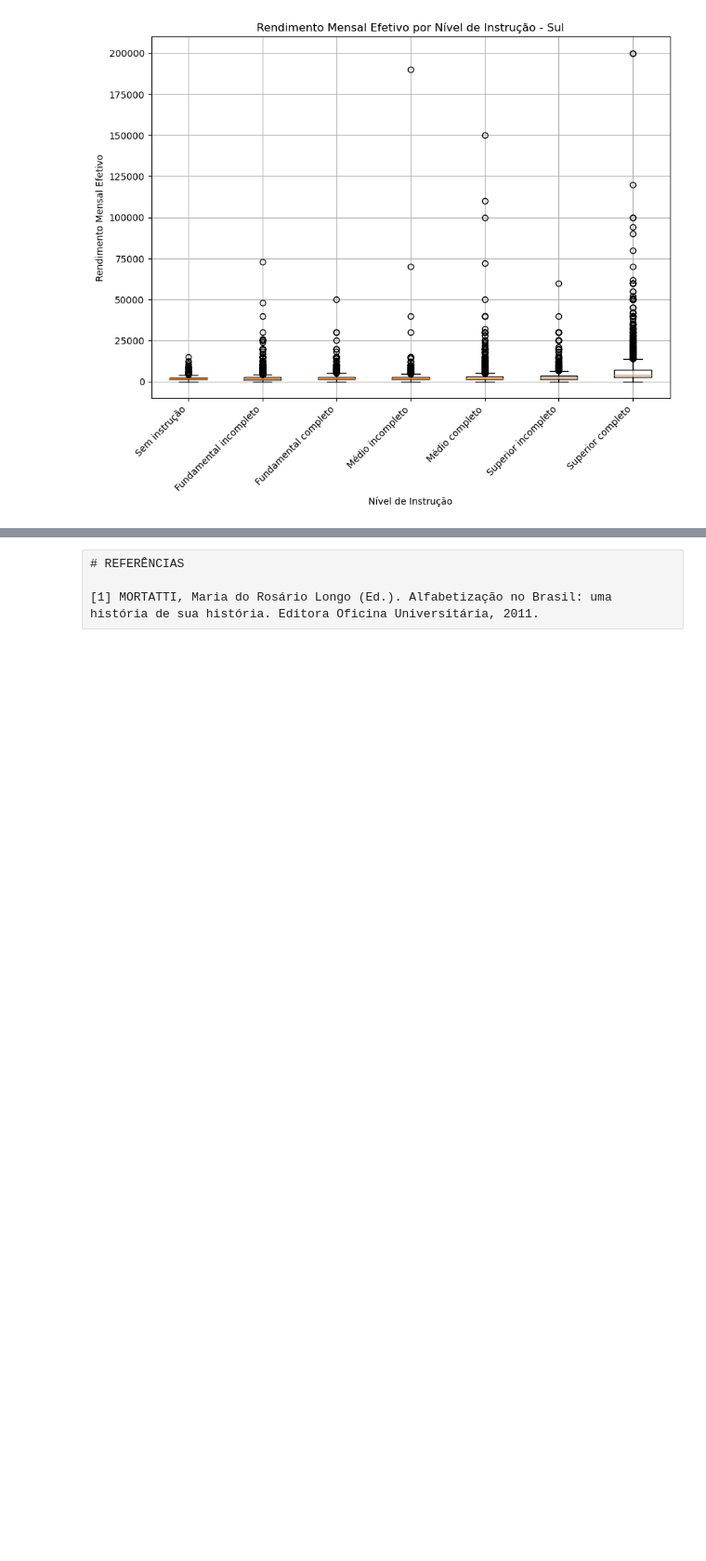
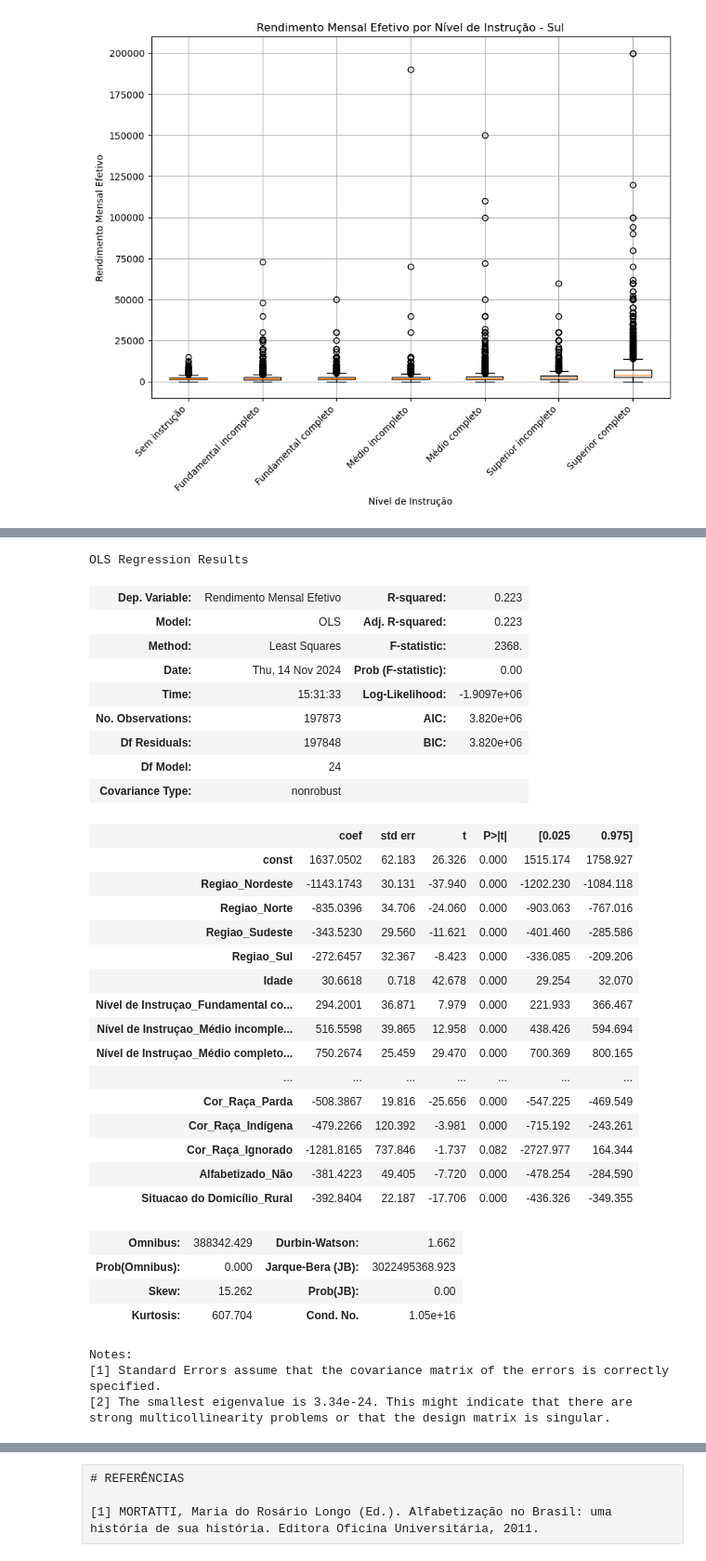
Before and after one commit to Dnimf/cdadosp3, a Jupyter notebook: Projeto_3 (2).ipynb, the cells around one changed output, grey strips where cells are left out. Shown at 93% size. Saved outputs shown, nothing was run; the diff lists cells and outputs as text; code cells hidden in the pictures; blank space fills up the shorter version.

```diff
--- a/Projeto_3 (2).ipynb
+++ b/Projeto_3 (2).ipynb
@@ -606,0 +786,54 @@ results.summary()
+# %%
+X = dados_colunas4[['Regiao_Nordeste','Regiao_Norte','Regiao_Sudeste','Regiao_Sul','Idade',
+       'Nível de Instruçao_Fundamental completo ou equivalente',
+       'Nível de Instruçao_Médio incompleto ou equivalente',
+       'Nível de Instruçao_Médio completo ou equivalente',
+       'Nível de Instruçao_Superior incompleto ou equivalente',
+       'Nível de Instruçao_Superior completo',
+        'Tipo de Ocupacao_Militar ou segurança pública',
+       'Tipo de Ocupacao_Empregado setor privado',
+       'Tipo de Ocupacao_Empregado setor público',
+       'Tipo de Ocupacao_Conta própria', 'Tipo de Ocupacao_Empregador',
+       'Tipo de Ocupacao_Trabalhador familiar não remunerado',
+       'Faixa de horas trabalhadas_15 a 39 horas',
+       'Faixa de horas trabalhadas_40 a 44 horas',
+        'Sexo_Mulher', 'Cor_Raça_Preta', 'Cor_Raça_Parda',
+       'Cor_Raça_Indígena', 'Cor_Raça_Ignorado', 'Alfabetizado_Não','Situacao do Domicílio_Rural']]
+Y = dados_colunas4['Rendimento Mensal Efetivo']
+results = regress(Y, X)
+results.summary()
+# %% [output]
+OLS Regression Results
+| Dep. Variable: | Rendimento Mensal Efetivo | R-squared: | 0.223 |
+| Model: | OLS | Adj. R-squared: | 0.223 |
+| Method: | Least Squares | F-statistic: | 2368. |
+| Date: | Thu, 14 Nov 2024 | Prob (F-statistic): | 0.00 |
+| Time: | 15:31:33 | Log-Likelihood: | -1.9097e+06 |
+| No. Observations: | 197873 | AIC: | 3.820e+06 |
+| Df Residuals: | 197848 | BIC: | 3.820e+06 |
+| Df Model: | 24 |  |  |
+| Covariance Type: | nonrobust |  |  |
+|  | coef | std err | t | P>|t| | [0.025 | 0.975] |
+| const | 1637.0502 | 62.183 | 26.326 | 0.000 | 1515.174 | 1758.927 |
+| Regiao_Nordeste | -1143.1743 | 30.131 | -37.940 | 0.000 | -1202.230 | -1084.118 |
+| Regiao_Norte | -835.0396 | 34.706 | -24.060 | 0.000 | -903.063 | -767.016 |
+| Regiao_Sudeste | -343.5230 | 29.560 | -11.621 | 0.000 | -401.460 | -285.586 |
+| Regiao_Sul | -272.6457 | 32.367 | -8.423 | 0.000 | -336.085 | -209.206 |
+| Idade | 30.6618 | 0.718 | 42.678 | 0.000 | 29.254 | 32.070 |
+| Nível de Instruçao_Fundamental co... | 294.2001 | 36.871 | 7.979 | 0.000 | 221.933 | 366.467 |
+| Nível de Instruçao_Médio incomple... | 516.5598 | 39.865 | 12.958 | 0.000 | 438.426 | 594.694 |
+| Nível de Instruçao_Médio completo... | 750.2674 | 25.459 | 29.470 | 0.000 | 700.369 | 800.165 |
+| ... | ... | ... | ... | ... | ... | ... |
+| Cor_Raça_Parda | -508.3867 | 19.816 | -25.656 | 0.000 | -547.225 | -469.549 |
+| Cor_Raça_Indígena | -479.2266 | 120.392 | -3.981 | 0.000 | -715.192 | -243.261 |
+| Cor_Raça_Ignorado | -1281.8165 | 737.846 | -1.737 | 0.082 | -2727.977 | 164.344 |
+| Alfabetizado_Não | -381.4223 | 49.405 | -7.720 | 0.000 | -478.254 | -284.590 |
+| Situacao do Domicílio_Rural | -392.8404 | 22.187 | -17.706 | 0.000 | -436.326 | -349.355 |
+| Omnibus: | 388342.429 | Durbin-Watson: | 1.662 |
+| Prob(Omnibus): | 0.000 | Jarque-Bera (JB): | 3022495368.923 |
+| Skew: | 15.262 | Prob(JB): | 0.00 |
+| Kurtosis: | 607.704 | Cond. No. | 1.05e+16 |
+Notes:
+[1] Standard Errors assume that the covariance matrix of the errors is correctly specified.
+[2] The smallest eigenvalue is 3.34e-24. This might indicate that there are
+strong multicollinearity problems or that the design matrix is singular.
```
Also changed, not shown: parts of 8 cells of this notebook.
